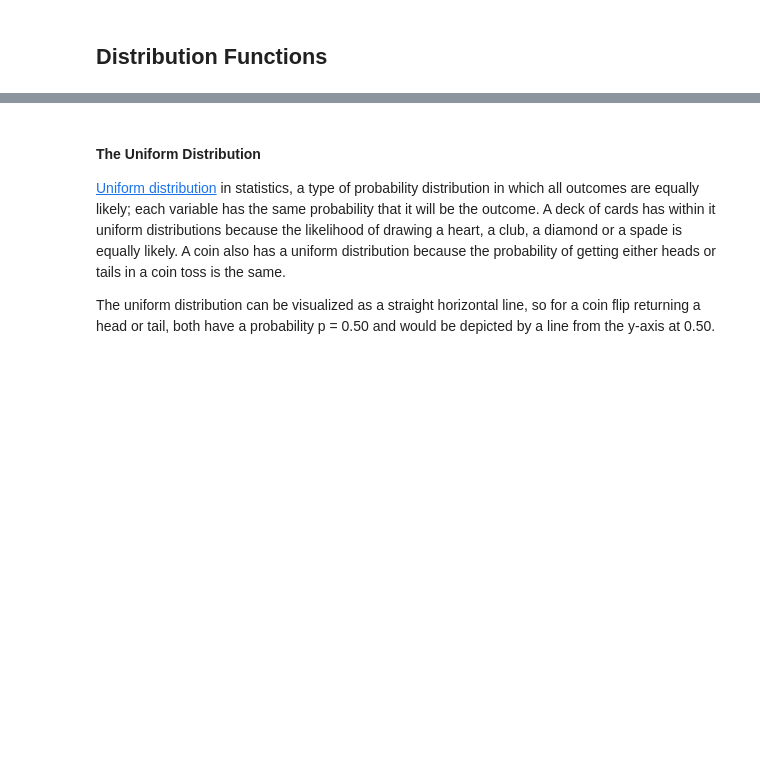
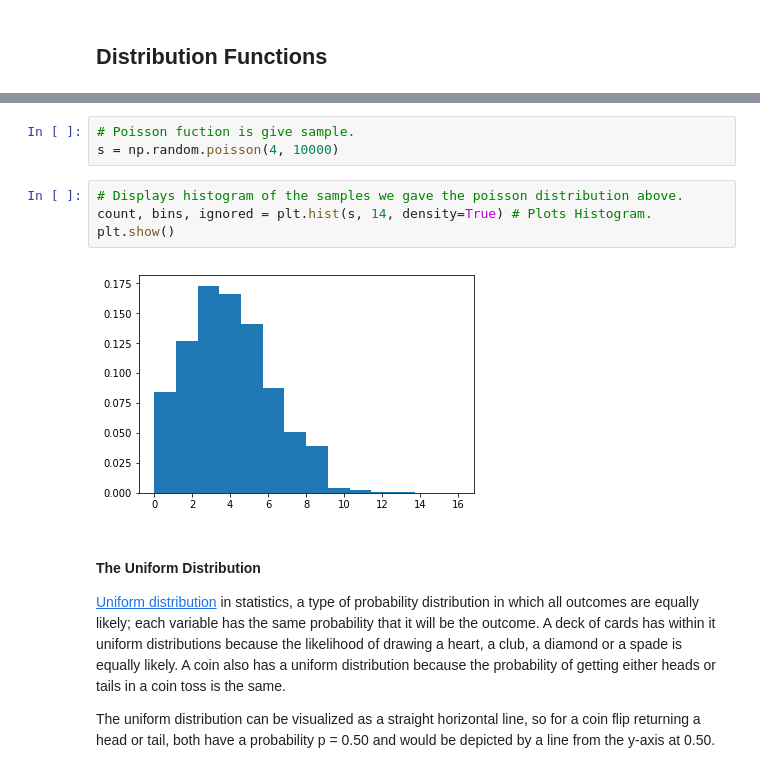
Before and after one commit to daithimarkham/Prog-Data-Anal-Assignment-2019, a Jupyter notebook: Numpy.Random.ipynb, the cells around one changed output, grey strips where cells are left out. Cells and saved outputs as stored; diff of their text form; blank space fills up the shorter version.

```diff
--- a/Numpy.Random.ipynb
+++ b/Numpy.Random.ipynb
@@ -348,3 +379,12 @@ Large Lambda (λ=k/n), say over 200, assumes an approximately normal or geometri
+# %%
+# Poisson fuction is give sample.
+s = np.random.poisson(4, 10000)
+# %%
+# Displays histogram of the samples we gave the poisson distribution above.
+count, bins, ignored = plt.hist(s, 14, density=True) # Plots Histogram.
+plt.show()
+# %% [output]
+[figure, added]
 # %% [markdown]
 #### The Uniform Distribution
 <a href="https://docs.scipy.org/doc/numpy-1.15.0/reference/generated/numpy.random.uniform.html#numpy.random.uniform" target="_blank">Uniform distribution</a> in statistics, a type of probability distribution in which all outcomes are equally likely; each variable has the same probability that it will be the outcome. A deck of cards has within it uniform distributions because the likelihood of drawing a heart, a club, a diamond or a spade is equally likely. A coin also has a uniform distribution because the probability of getting either heads or tails in a coin toss is the same.
```
Also changed, not shown: parts of 30 cells of this notebook.
